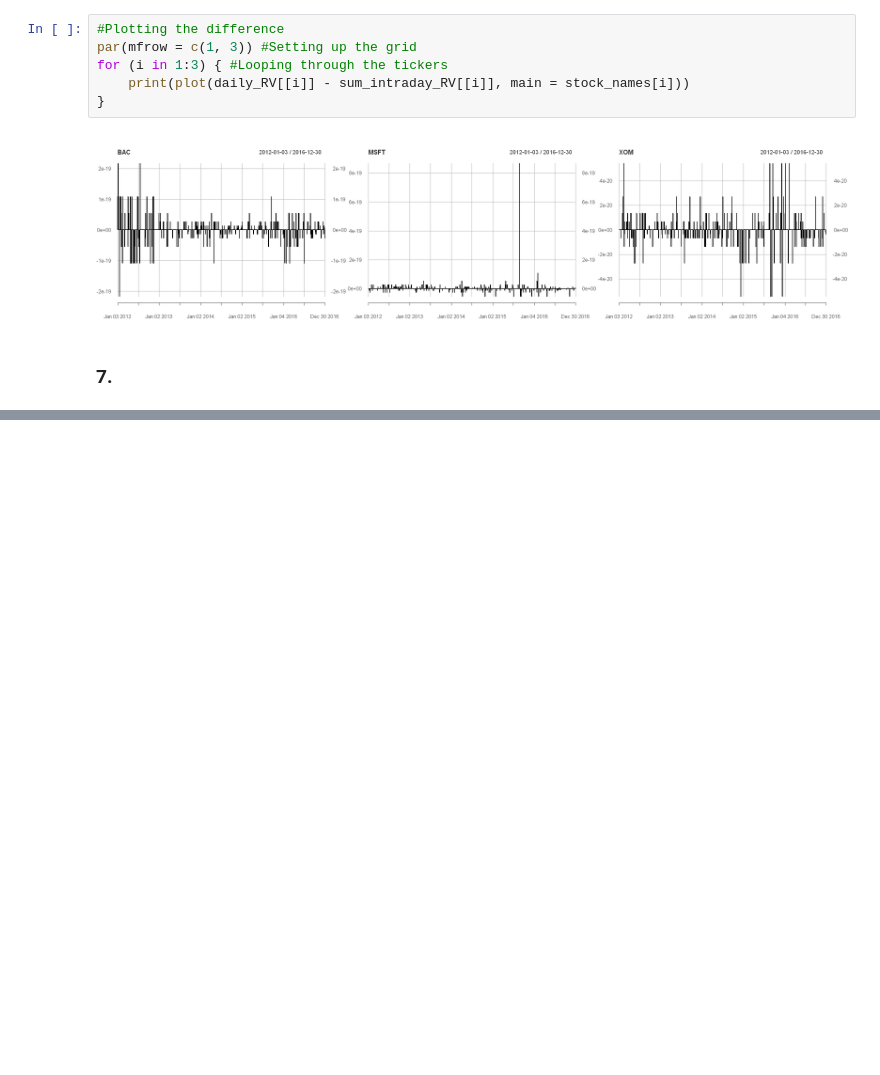
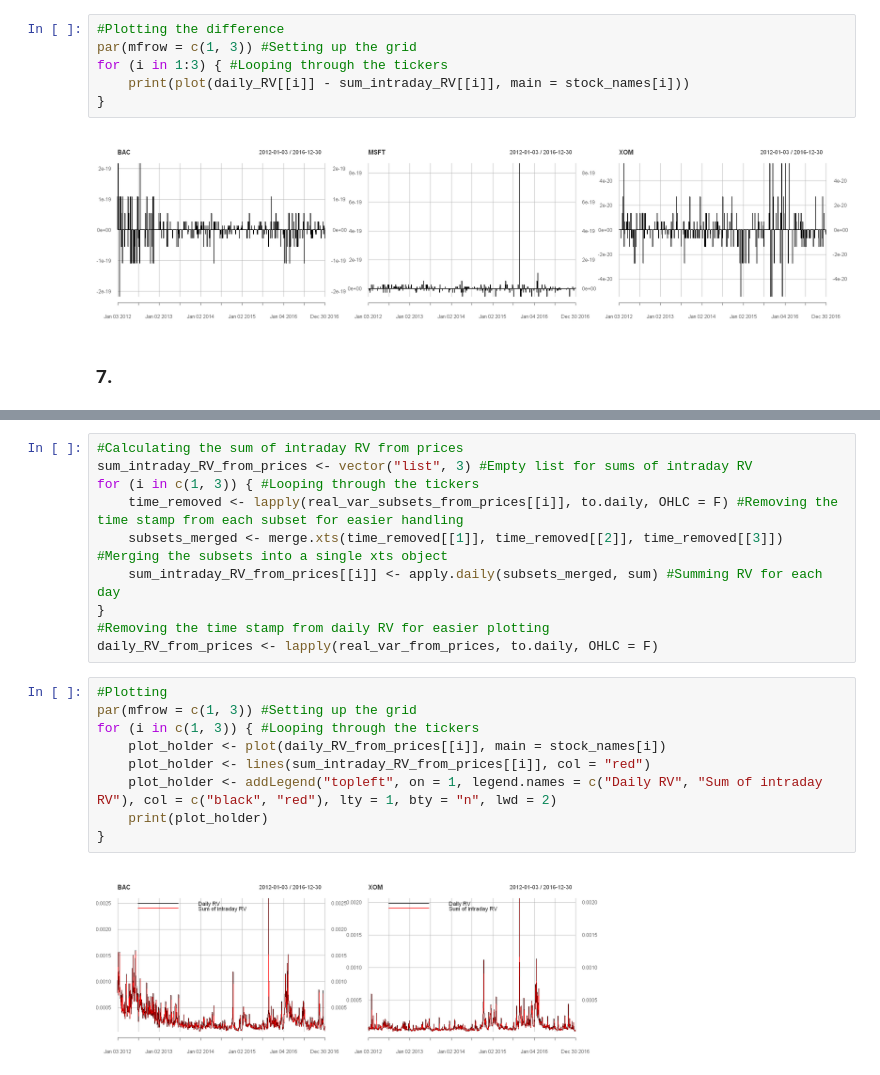
Before and after one commit to JanK0095/Financial-Econometrics-Course-Projects, a Jupyter notebook: HW3/FE1_HW3_Kubal_Mattanelli.ipynb, the cells around one changed output, grey strips where cells are left out. Saved outputs shown, nothing was run; the diff lists cells and outputs as text; blank space fills up the shorter version.

```diff
--- a/HW3/FE1_HW3_Kubal_Mattanelli.ipynb
+++ b/HW3/FE1_HW3_Kubal_Mattanelli.ipynb
@@ -594,0 +663,21 @@ barplot(percentage_shares[[3]], col = c("black", "red", "green"), space = 0, mai
+# %%
+#Calculating the sum of intraday RV from prices
+sum_intraday_RV_from_prices <- vector("list", 3) #Empty list for sums of intraday RV
+for (i in c(1, 3)) { #Looping through the tickers
+    time_removed <- lapply(real_var_subsets_from_prices[[i]], to.daily, OHLC = F) #Removing the time stamp from each subset for easier handling
+    subsets_merged <- merge.xts(time_removed[[1]], time_removed[[2]], time_removed[[3]]) #Merging the subsets into a single xts object
+    sum_intraday_RV_from_prices[[i]] <- apply.daily(subsets_merged, sum) #Summing RV for each day
+}
+#Removing the time stamp from daily RV for easier plotting
+daily_RV_from_prices <- lapply(real_var_from_prices, to.daily, OHLC = F)
+# %%
+#Plotting
+par(mfrow = c(1, 3)) #Setting up the grid
+for (i in c(1, 3)) { #Looping through the tickers
+    plot_holder <- plot(daily_RV_from_prices[[i]], main = stock_names[i])
+    plot_holder <- lines(sum_intraday_RV_from_prices[[i]], col = "red")
+    plot_holder <- addLegend("topleft", on = 1, legend.names = c("Daily RV", "Sum of intraday RV"), col = c("black", "red"), lty = 1, bty = "n", lwd = 2)
+    print(plot_holder)
+}
+# %% [output]
+[figure, added]
```
Also changed, not shown: parts of 16 cells of this notebook.
